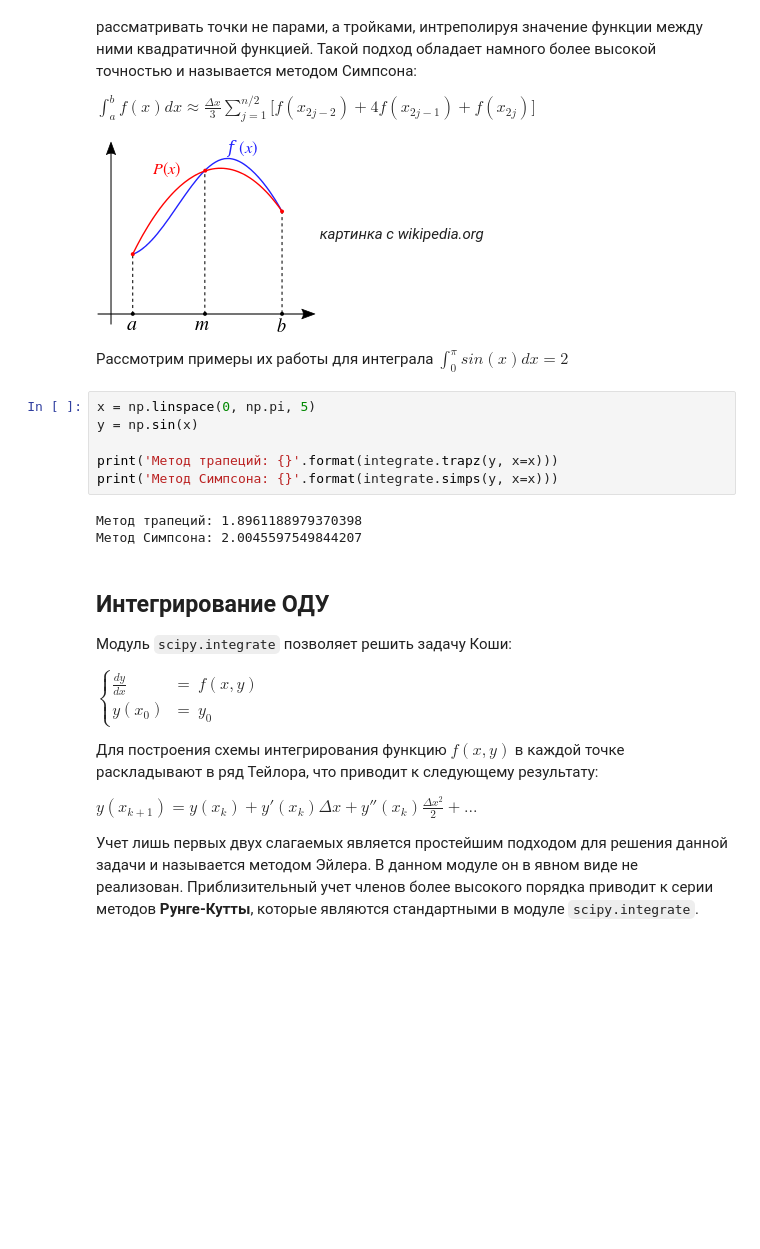
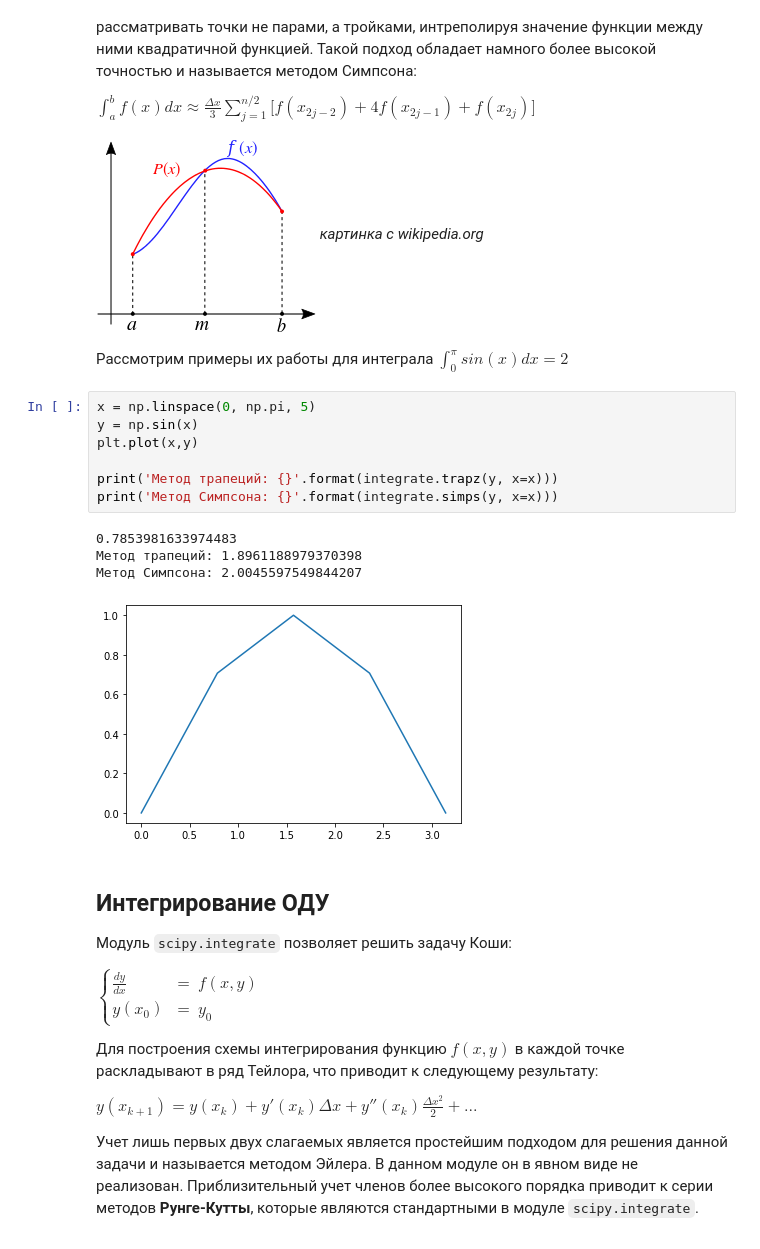
Before and after one commit to yamarus/PyForSci, a Jupyter notebook: source/lectures/theme8.ipynb, the cells around one changed output. Drawn from its saved outputs; the diff is of its cells as text; blank space fills up the shorter version.

```diff
--- a/source/lectures/theme8.ipynb
+++ b/source/lectures/theme8.ipynb
@@ -134,12 +137,15 @@ $\int_a^b f(x) dx  \approx \frac{\Delta x}{3} \sum_{j=1}^{n/2}\bigg[f(x_{2j-2})+
 # %%
 x = np.linspace(0, np.pi, 5)
 y = np.sin(x)
+plt.plot(x,y)
 
 print('Метод трапеций: {}'.format(integrate.trapz(y, x=x)))
 print('Метод Симпсона: {}'.format(integrate.simps(y, x=x)))
 # %% [output]
+0.7853981633974483
 Метод трапеций: 1.8961188979370398
 Метод Симпсона: 2.0045597549844207
+[figure, added]
 # %% [markdown]
 ## Интегрирование ОДУ
 
```
Also changed, not shown: parts of 8 cells of this notebook, 1 other file.
